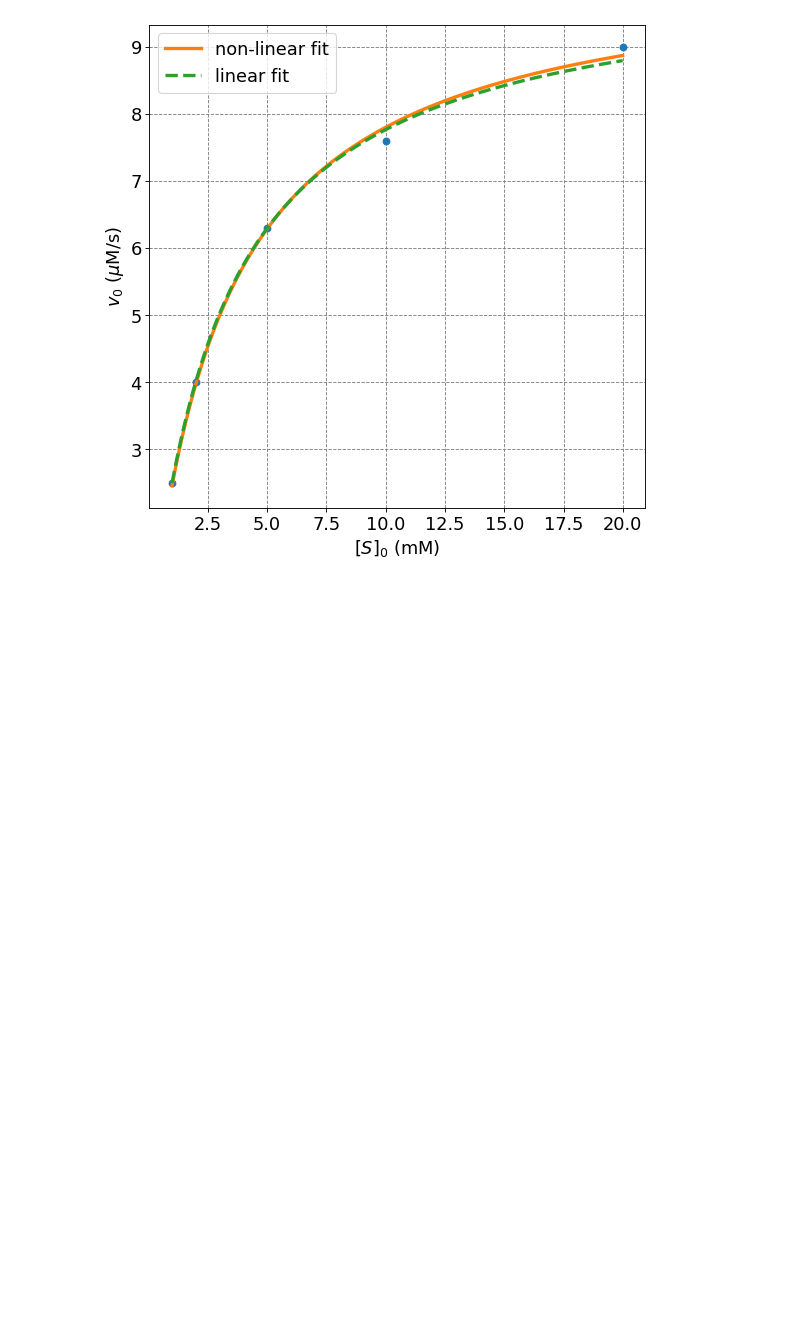
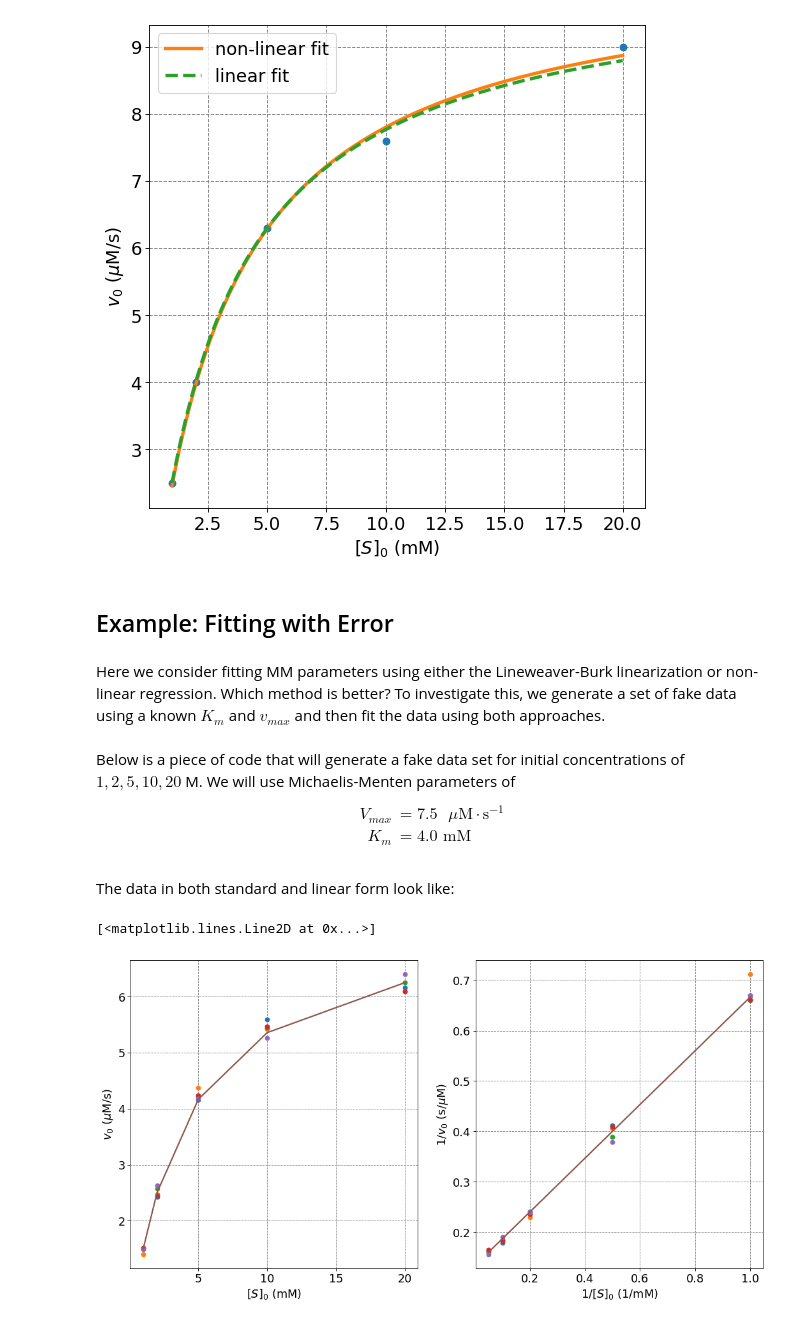
Before and after one commit to mccullaghlab/mccullaghlab.github.io, a Jupyter notebook: Chemistry_Lessons_Jupyter_Notebooks/_build/jupyter_execute/physical_chemistry/kinetics/Enzyme_Kinetics_Michaelis_Menten.ipynb, the cells around one changed output. Saved outputs shown, nothing was run; the diff lists cells and outputs as text; code cells hidden in the pictures; blank space fills up the shorter version.

```diff
--- a/Chemistry_Lessons_Jupyter_Notebooks/_build/jupyter_execute/physical_chemistry/kinetics/Enzyme_Kinetics_Michaelis_Menten.ipynb
+++ b/Chemistry_Lessons_Jupyter_Notebooks/_build/jupyter_execute/physical_chemistry/kinetics/Enzyme_Kinetics_Michaelis_Menten.ipynb
@@ -309,3 +336,60 @@ plt.legend(fontsize=fontsize)
 # %% [output]
 <matplotlib.legend.Legend at 0x...>
 [figure]
+# %% [markdown]
+## Example: Fitting with Error
+# %% [markdown]
+Here we consider fitting MM parameters using either the Lineweaver-Burk linearization or non-linear regression.  Which method is better?  To investigate this, we generate a set of fake data using a known $K_m$ and $v_{max}$ and then fit the data using both approaches.
+# %% [markdown]
+Below is a piece of code that will generate a fake data set for initial concentrations of $1, 2, 5, 10, 20$ M.  We will use Michaelis-Menten parameters of
+\begin{align}
+V_{max} &= 7.5 \text{ }\mu\text{M}\cdot\text{s}^{-1}\\
+K_m &= 4.0 \text{ mM}
+\end{align}
+# %%
+s0 = np.array([1,2,5,10,20.0])
+# Generate a data set
+def mm_from_params(S0,vmax,Km):
+    return vmax*S0/(Km + S0)
+vmax = 7.5
+Km = 4.0
+truth = mm_from_params(s0,vmax,Km)
+n_trials = 5
+data = np.empty((truth.shape[0],n_trials))
+s0_total = np.empty((s0.shape[0],n_trials))
+for i in range(n_trials):
+    # estimate error based on normal distribution 99.9% data within 7.5%
+    error = np.random.normal(0,0.03,truth.shape[0])
+    # estimate error from uniform distribution with maximum value of 5%
+    #error = 0.1*(np.random.rand(truth.shape[0])-0.5)
+    # generate data by adding error to truth
+    data[:,i] = truth*(1+error)
+    # keep flattened s0 array
+    s0_total[:,i] = s0
+# %% [markdown]
+The data in both standard and linear form look like:
+# %%
+# plot data
+import numpy as np
+import matplotlib.pyplot as plt
+%matplotlib inline
+# setup plot parameters
+fontsize=16
+fig, ax = plt.subplots(1,2,figsize=(16,8), dpi= 80, facecolor='w', edgecolor='k')
+ax[0].grid(b=True, which='major', axis='both', color='#808080', linestyle='--')
+ax[0].set_ylabel("$v_0$ ($\mu$M/s)",size=fontsize)
+ax[0].set_xlabel("$[S]_0$ (mM)",size=fontsize)
+ax[0].tick_params(axis='both',labelsize=fontsize)
+for i in range(n_trials):
+    ax[0].plot(s0,data[:,i],'o')
+ax[0].plot(s0,truth,'-',lw=2,label="Truth")
+ax[1].grid(b=True, which='major', axis='both', color='#808080', linestyle='--')
+ax[1].set_ylabel("$1/v_0$ (s/$\mu$M)",size=fontsize)
+ax[1].set_xlabel("$1/[S]_0$ (1/mM)",size=fontsize)
+ax[1].tick_params(axis='both',labelsize=fontsize)
+for i in range(n_trials):
+    ax[1].plot(1/s0,1/data[:,i],'o')
+ax[1].plot(1/s0,1/truth,'-',lw=2,label="Truth")
+# %% [output]
+[<matplotlib.lines.Line2D at 0x...>]
+[figure, added]
```
Also changed, not shown: parts of 20 cells of this notebook, 47 other files.
